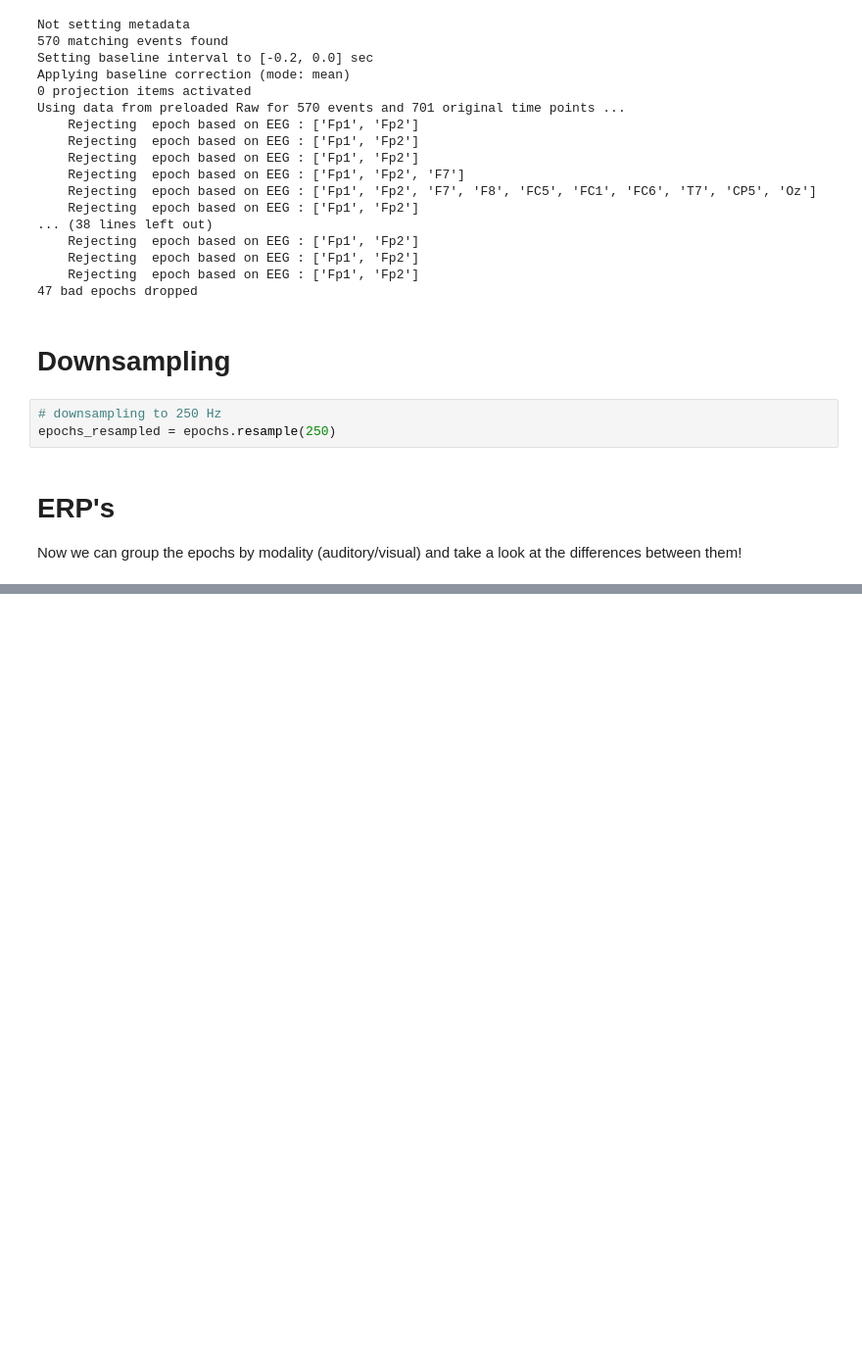
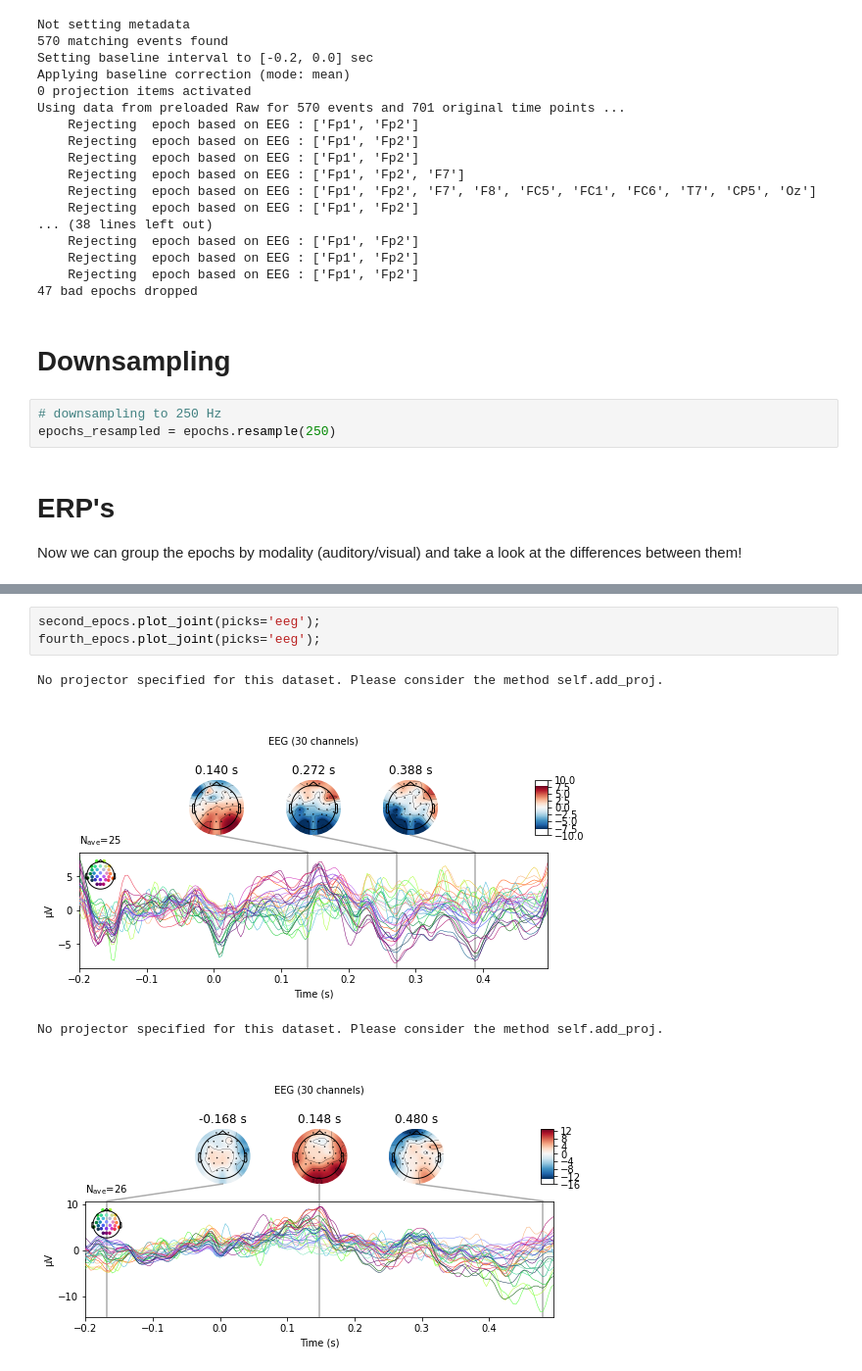
Before and after one commit to jorgenhw/studybuddies_neuroScience, a Jupyter notebook: own_experiment/own_experiment_analysis.ipynb, the cells around one changed output, grey strips where cells are left out. Shown at 98% size. Drawn from its saved outputs; the diff is of its cells as text; blank space fills up the shorter version.

```diff
--- a/own_experiment/own_experiment_analysis.ipynb
+++ b/own_experiment/own_experiment_analysis.ipynb
@@ -418,0 +456,8 @@ KeyError: 'Event name "recog_phase/incorr1/first" could not be found. The follow
+# %%
+second_epocs.plot_joint(picks='eeg');
+fourth_epocs.plot_joint(picks='eeg');
+# %% [output]
+No projector specified for this dataset. Please consider the method self.add_proj.
+[figure, added]
+No projector specified for this dataset. Please consider the method self.add_proj.
+[figure, added]
```
Also changed, not shown: parts of 6 cells of this notebook.
